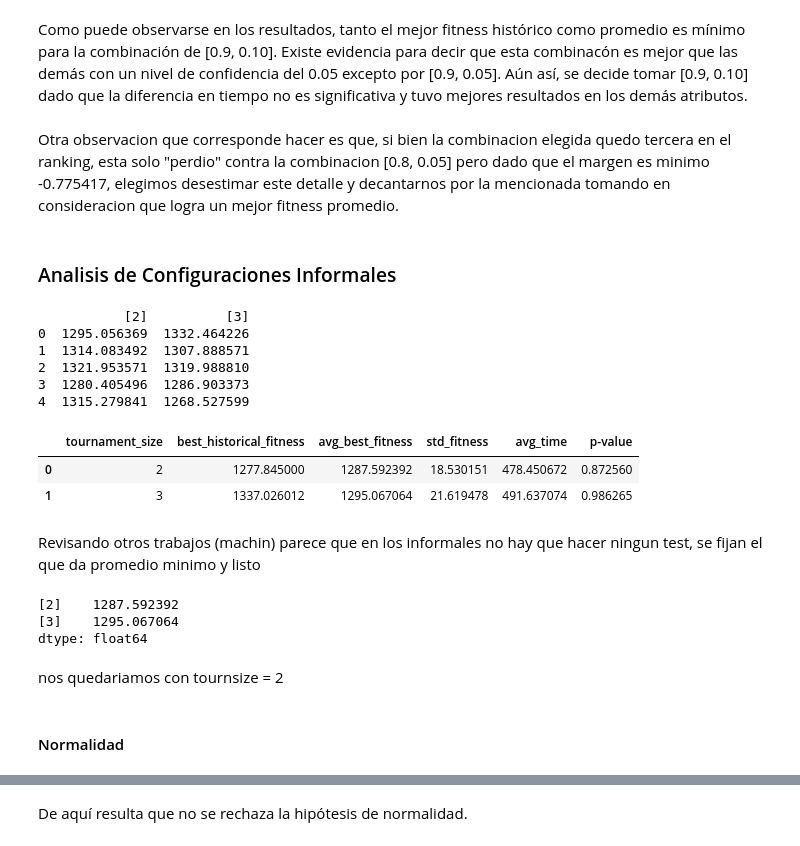
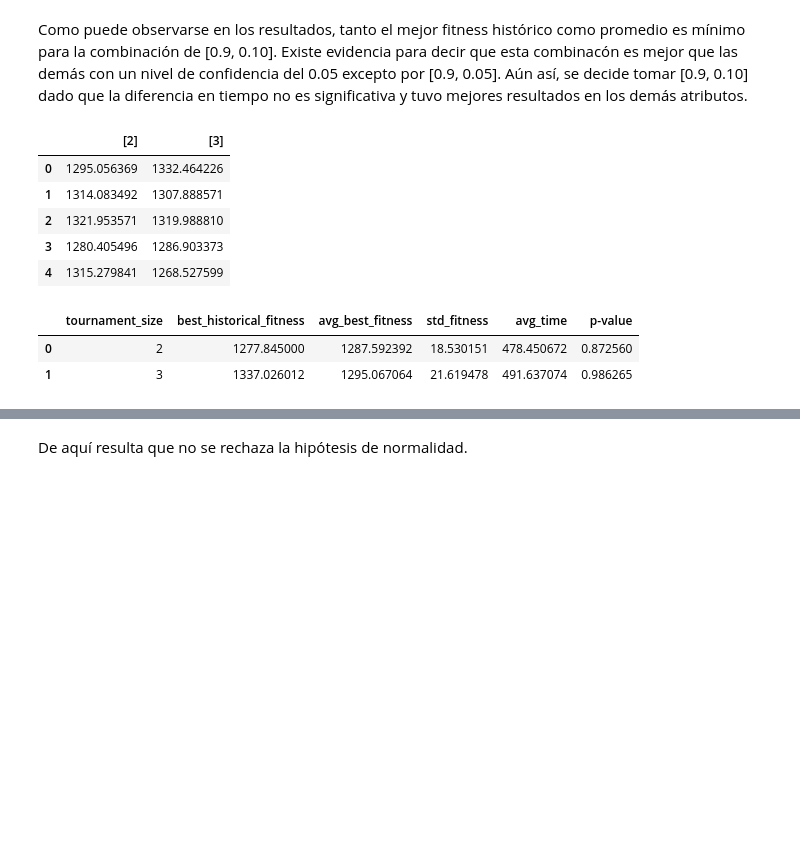
Before and after one commit to guidodinello/polygonal-evolutionary-algorithm, a Jupyter notebook: analysis.ipynb, the cells around one changed output, grey strips where cells are left out. Saved outputs shown, nothing was run; the diff lists cells and outputs as text; code cells hidden in the pictures; blank space fills up the shorter version.

```diff
--- a/analysis.ipynb
+++ b/analysis.ipynb
@@ -221,40 +189,25 @@ resultados
 | 5 | 0.9 | 0.10 | 1197.936944 | 1242.557732 | 22.955924 | 458.274806 | 0.701994 |
 # %% [markdown]
 Como puede observarse en los resultados, tanto el mejor fitness histórico como promedio es mínimo para la combinación de [0.9, 0.10]. Existe evidencia para decir que esta combinacón es mejor que las demás con un nivel de confidencia del 0.05 excepto por [0.9, 0.05]. Aún así, se decide tomar [0.9, 0.10] dado que la diferencia en tiempo no es significativa y tuvo mejores resultados en los demás atributos.
-# %% [markdown]
-Otra observacion que corresponde hacer es que, si bien la combinacion elegida quedo tercera en el ranking, esta solo "perdio" contra la combinacion [0.8, 0.05] pero dado que el margen es minimo -0.775417, elegimos desestimar este detalle y decantarnos por la mencionada tomando en consideracion que logra un mejor fitness promedio.
-# %% [markdown]
-### Analisis de Configuraciones Informales
 # %%
 #tstudent posthoc en tests informales
 
 informales = pd.read_csv(f"{BFE}best_fit_per_config_informal.csv")
-best_fitness_informal = pd.read_csv(f"{RESULTS}informal.csv")
-
-print(informales.head())
-best_fitness_informal
+informales.head()
 # %% [output]
-           [2]          [3]
-0  1295.056369  1332.464226
-1  1314.083492  1307.888571
-2  1321.953571  1319.988810
-3  1280.405496  1286.903373
-4  1315.279841  1268.527599
-|  | tournament_size | best_historical_fitness | avg_best_fitness | std_fitness | avg_time | p-value |
-| 0 | 2 | 1277.845000 | 1287.592392 | 18.530151 | 478.450672 | 0.872560 |
-| 1 | 3 | 1337.026012 | 1295.067064 | 21.619478 | 491.637074 | 0.986265 |
+|  | [2] | [3] |
+| 0 | 1295.056369 | 1332.464226 |
+| 1 | 1314.083492 | 1307.888571 |
+| 2 | 1321.953571 | 1319.988810 |
+| 3 | 1280.405496 | 1286.903373 |
+| 4 | 1315.279841 | 1268.527599 |
-# %% [markdown]
-Revisando otros trabajos (machin) parece que en los informales no hay que hacer ningun test, se fijan el que da promedio minimo y listo
-# %%
-informales.mean()
-# %% [output]
-[2]    1287.592392
-[3]    1295.067064
-dtype: float64
-# %% [markdown]
-nos quedariamos con tournsize = 2
-# %% [markdown]
-#### Normalidad
+# %%
+best_fitness_informal = pd.read_csv(f"{RESULTS}informal.csv")
+best_fitness_informal
+# %% [output]
+|  | tournament_size | best_historical_fitness | avg_best_fitness | std_fitness | avg_time | p-value |
+| 0 | 2 | 1277.845000 | 1287.592392 | 18.530151 | 478.450672 | 0.872560 |
+| 1 | 3 | 1337.026012 | 1295.067064 | 21.619478 | 491.637074 | 0.986265 |
 # %%
 #Test de normalidad
 print_hist_plots(informales, "informal", size=(20,10))
```
Also changed, not shown: parts of 53 cells of this notebook, 19 other files.
